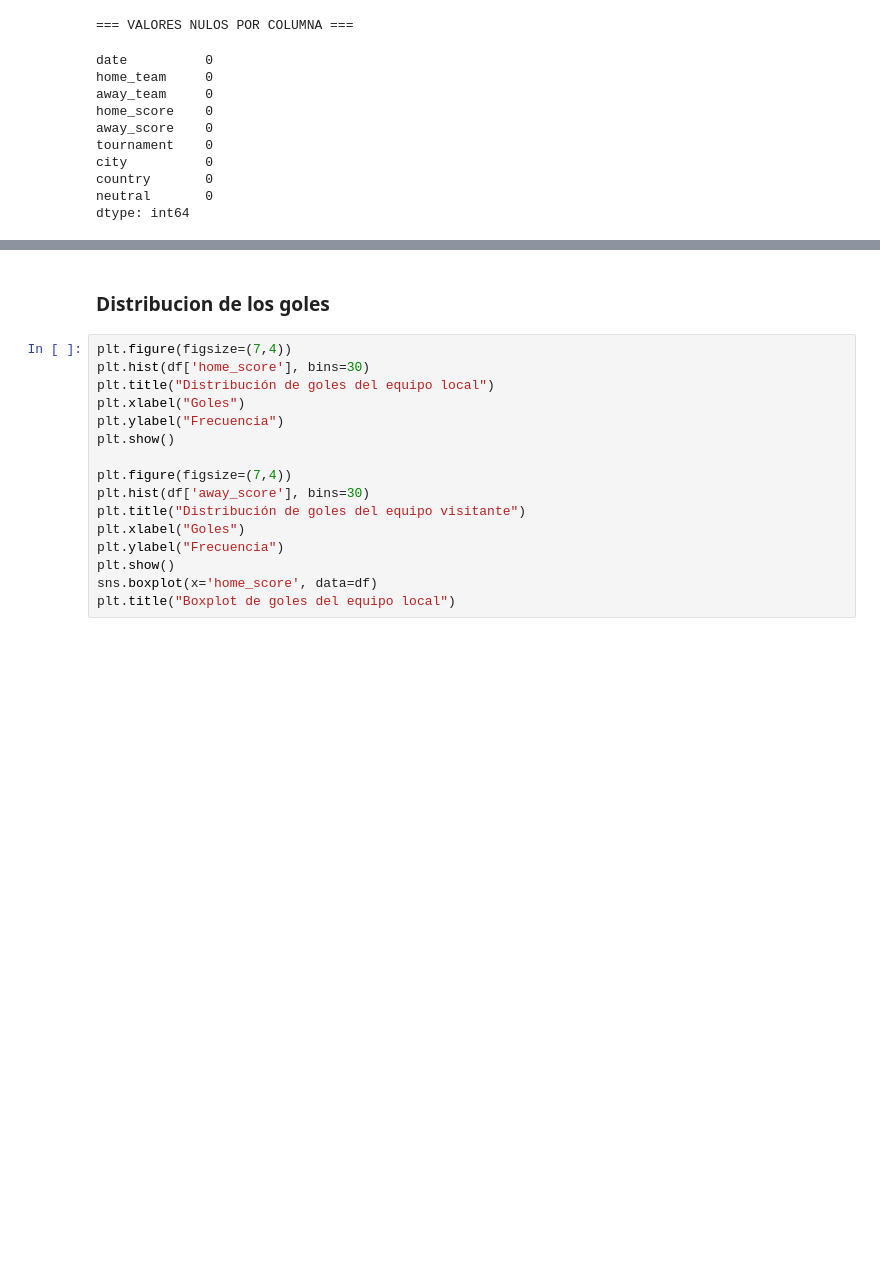
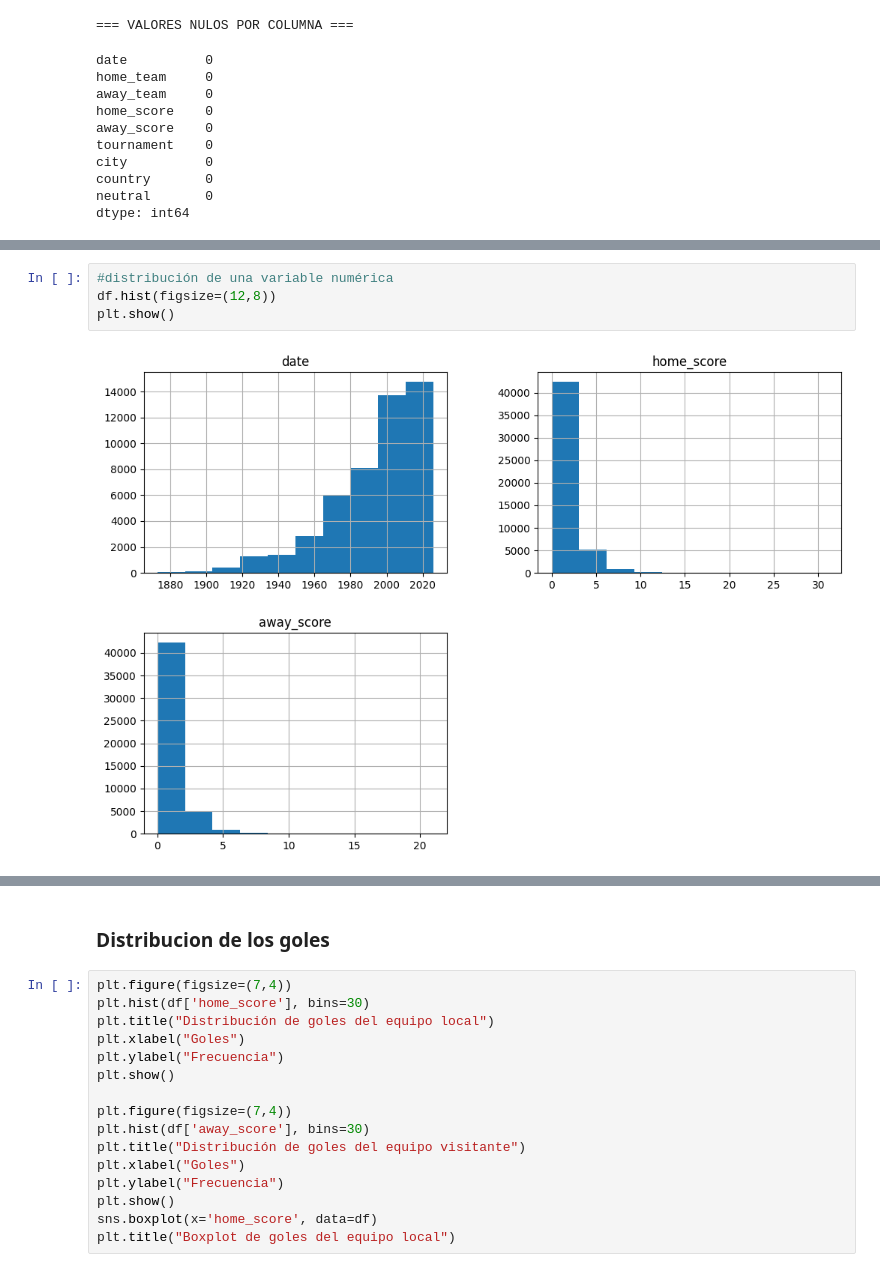
Before and after one commit to Camilin28/ProyectoCienciaDeDatos, a Jupyter notebook: notebooks/preparacion.ipynb, the cells around one changed output, grey strips where cells are left out. Cells and saved outputs as stored; diff of their text form; blank space fills up the shorter version.

Commit message:
agregamos variables

```diff
--- a/notebooks/preparacion.ipynb
+++ b/notebooks/preparacion.ipynb
@@ -166,0 +215,6 @@ dtype: int64
+# %%
+#distribución de una variable numérica
+df.hist(figsize=(12,8))
+plt.show()
+# %% [output]
+[figure, added]
```
Also changed, not shown: parts of 17 cells of this notebook.
